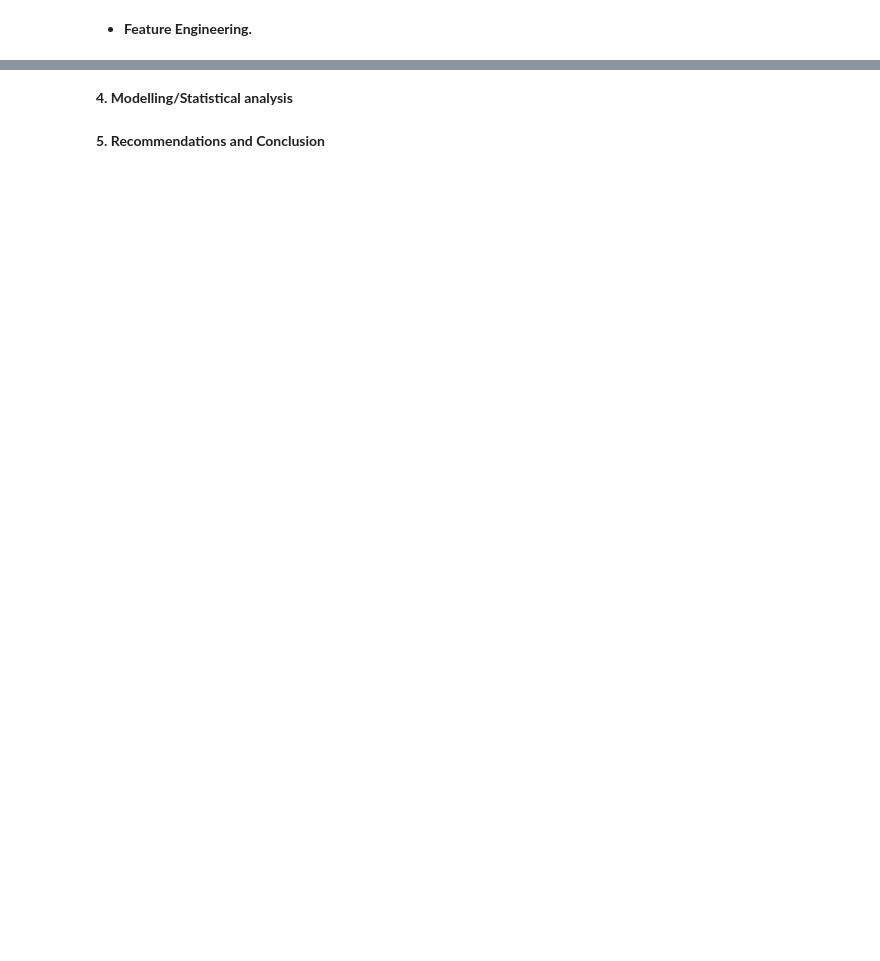
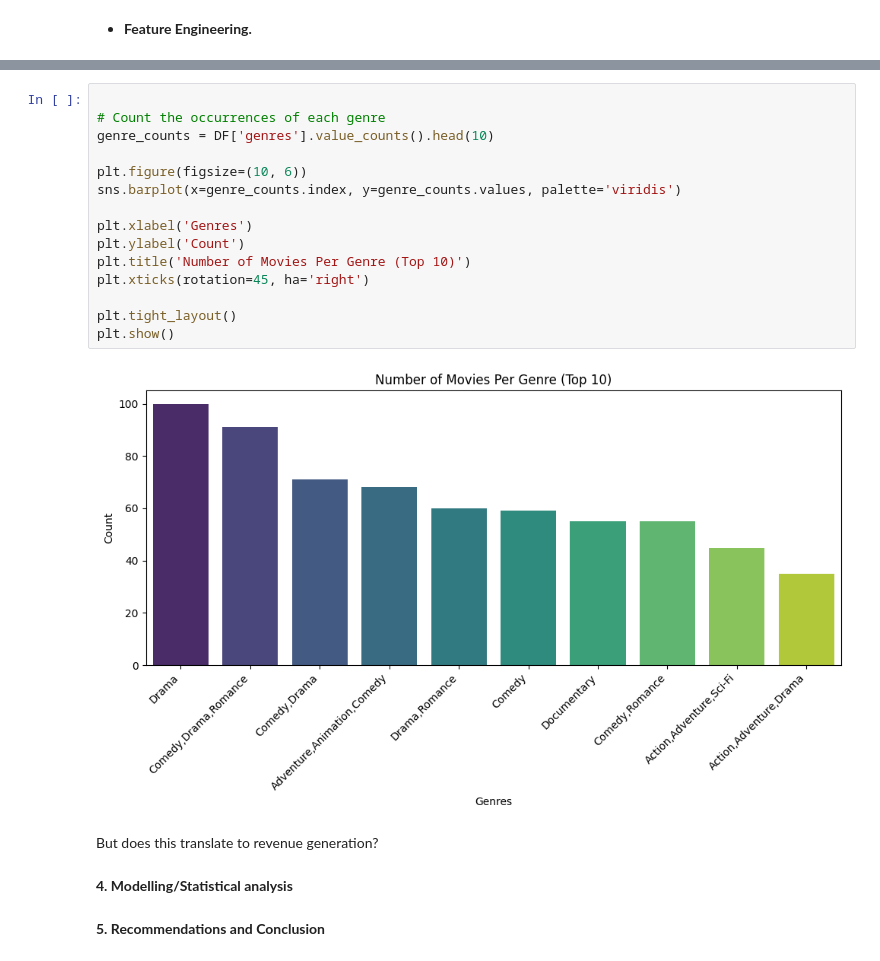
Before and after one commit to JoelKy-coder/Group_one_Phase_Two_Project, a Jupyter notebook: Group one phase 2.ipynb, the cells around one changed output, grey strips where cells are left out. Saved outputs shown, nothing was run; the diff lists cells and outputs as text; blank space fills up the shorter version.

```diff
--- a/Group one phase 2.ipynb
+++ b/Group one phase 2.ipynb
@@ -414,3 +497,22 @@ dtype: int64
+# %%
+
+# Count the occurrences of each genre
+genre_counts = DF['genres'].value_counts().head(10)
+
+plt.figure(figsize=(10, 6))
+sns.barplot(x=genre_counts.index, y=genre_counts.values, palette='viridis')
+
+plt.xlabel('Genres')
+plt.ylabel('Count')
+plt.title('Number of Movies Per Genre (Top 10)')
+plt.xticks(rotation=45, ha='right')
+
+plt.tight_layout()
+plt.show()
+# %% [output]
+[figure, added]
+# %% [markdown]
+But does this translate to revenue generation?
 # %% [markdown]
 **4. Modelling/Statistical analysis**
 # %% [markdown]
```
Also changed, not shown: parts of 12 cells of this notebook.
